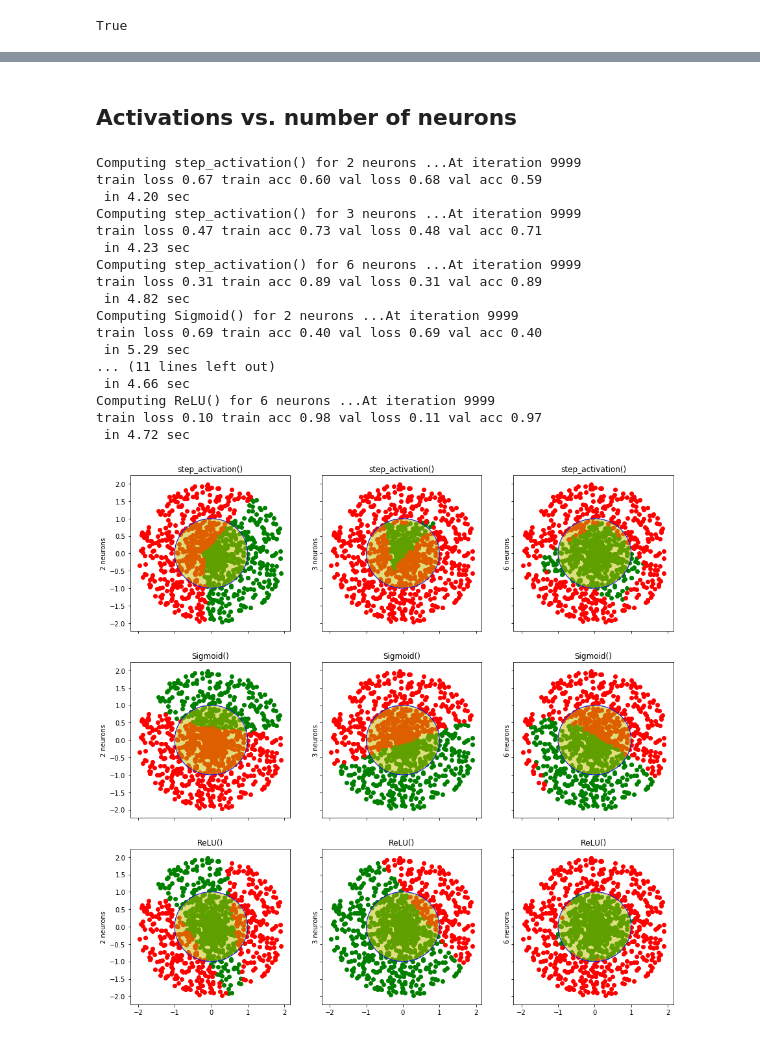
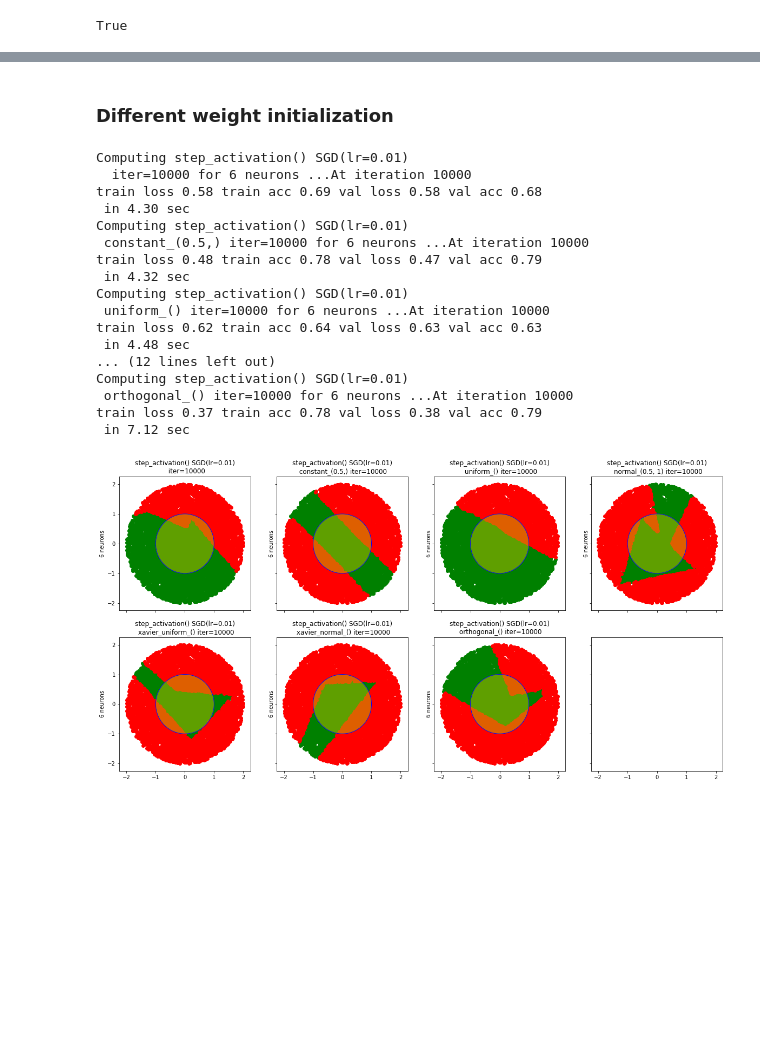
Before and after one commit to datamove/dl-notebooks, a Jupyter notebook: PyTorch-activations-demo.ipynb, the cells around one changed output, grey strips where cells are left out. Saved outputs shown, nothing was run; the diff lists cells and outputs as text; code cells hidden in the pictures; blank space fills up the shorter version.

```diff
--- a/PyTorch-activations-demo.ipynb
+++ b/PyTorch-activations-demo.ipynb
@@ -203,7 +323,11 @@ def compute_models(activations, n_hidden_neurons, dataset,
 # %%
-# helper to arrange plots on a grid in a nice way
 import math
 def get_grid(n):
+    """
+    Helper to arrange plots on a grid in a nice way.
+
+    Takes number of plots, returns a tuple of (horizontal, vertical) sizes.
+    """
     if n in [1,4,9]:
         w=int(math.sqrt(n))
         d=w
@@ -211,6 +335,7 @@ def get_grid(n):
     elif n<7:        w,d=3,2
     else    :        w=4; d=n//w + (1 if n%w!=0 else 0)
     return d,w
+#unit test
 get_grid(5)
 # %% [output]
 (2, 3)
@@ -218,6 +343,11 @@ get_grid(5)
 from itertools import chain
 
 def print_models(models, datapoints, grid=None, fig_size_factor=5):
+    """
+    Draws given models' samples
+
+    Takes: models list, test dataset, optionally grid size and a factor to scale the plots.
+    """
     if grid is None:
         grid = get_grid(len(models))
 
@@ -228,7 +358,7 @@ def print_models(models, datapoints, grid=None, fig_size_factor=5):
     )
 
     for model, ax in zip(models, chain.from_iterable(axes)):
-        out = model['model'](datapoints).argmax(dim=1).detach().numpy()
+        out = model['out']
         green = datapoints.numpy()[np.where(out==1)]
         red = datapoints.numpy()[np.where(out==0)]
 
@@ -257,3 +456,4 @@ True
 # %%
 n_samples = 10000
-dataset, testx, _ = mk_dataset(n_samples)
+dataset = mk_dataset(n_samples, test_factor=5, val_factor=1)
+testx = dataset[-2]
@@ -348,28 +593,43 @@ train loss 0.26 train acc 0.87 val loss 0.26 val acc 0.87
-# %% [markdown]
-## Activations vs. number of neurons
+# %% [markdown]
+### Different weight initialization
 # %%
-activations = [(step_activation,()),(nn.Sigmoid,()), (nn.ReLU,())]
-n_hidden_neurons = [2,3,6]
+activations = [(step_activation, ())]
+initializations = [
+    (None, ()),
+    (nn.init.constant_, (0.5,)),
+    (nn.init.uniform_, ()),
+    (nn.init.normal_, (0.5, 1)),
+    (nn.init.xavier_uniform_, ()),
+    (nn.init.xavier_normal_, ()),
+    (nn.init.orthogonal_, ()),
+]
 
-models = compute_models(activations, n_hidden_neurons, dataset,
-                       optimizers=optimizers, opti_params=opti_params)
+n_hidden_neurons = [6]
+n_epochs = 10000
+optimizers = [torch.optim.SGD]
+opti_params = [{'lr': 0.01}]
+
+models=compute_models(activations, n_hidden_neurons, dataset,
+                      optimizers=optimizers, opti_params=opti_params,
+                      initializations=initializations,
+                      n_epochs=n_epochs)
 print_models(models, testx)
 # %% [output]
-Computing step_activation() for 2 neurons ...At iteration 9999
-train loss 0.67 train acc 0.60 val loss 0.68 val acc 0.59
- in 4.20 sec
-Computing step_activation() for 3 neurons ...At iteration 9999
-train loss 0.47 train acc 0.73 val loss 0.48 val acc 0.71
- in 4.23 sec
-Computing step_activation() for 6 neurons ...At iteration 9999
-train loss 0.31 train acc 0.89 val loss 0.31 val acc 0.89
- in 4.82 sec
-Computing Sigmoid() for 2 neurons ...At iteration 9999
-train loss 0.69 train acc 0.40 val loss 0.69 val acc 0.40
- in 5.29 sec
-... (11 lines left out)
- in 4.66 sec
-Computing ReLU() for 6 neurons ...At iteration 9999
-train loss 0.10 train acc 0.98 val loss 0.11 val acc 0.97
- in 4.72 sec
+Computing step_activation() SGD(lr=0.01)
+  iter=10000 for 6 neurons ...At iteration 10000
+train loss 0.58 train acc 0.69 val loss 0.58 val acc 0.68
+ in 4.30 sec
+Computing step_activation() SGD(lr=0.01)
+ constant_(0.5,) iter=10000 for 6 neurons ...At iteration 10000
+train loss 0.48 train acc 0.78 val loss 0.47 val acc 0.79
+ in 4.32 sec
+Computing step_activation() SGD(lr=0.01)
+ uniform_() iter=10000 for 6 neurons ...At iteration 10000
+train loss 0.62 train acc 0.64 val loss 0.63 val acc 0.63
+ in 4.48 sec
+... (12 lines left out)
+Computing step_activation() SGD(lr=0.01)
+ orthogonal_() iter=10000 for 6 neurons ...At iteration 10000
+train loss 0.37 train acc 0.78 val loss 0.38 val acc 0.79
+ in 7.12 sec
-[figure, old version]
+[figure, new version]
```
Also changed, not shown: parts of 32 cells of this notebook.
